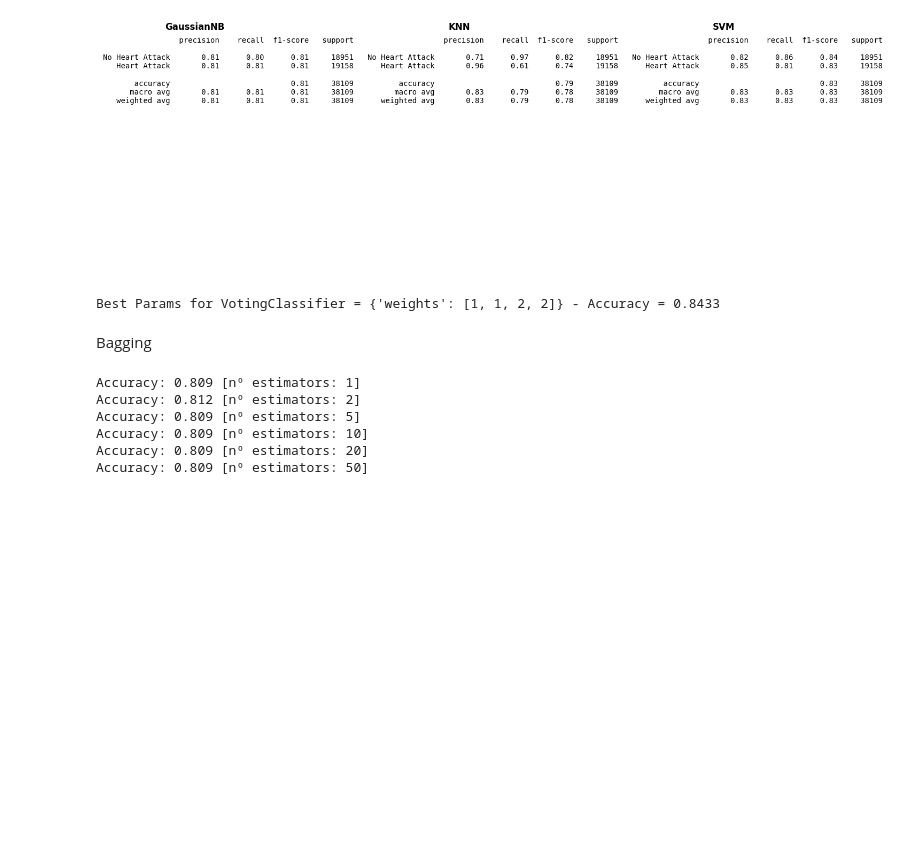
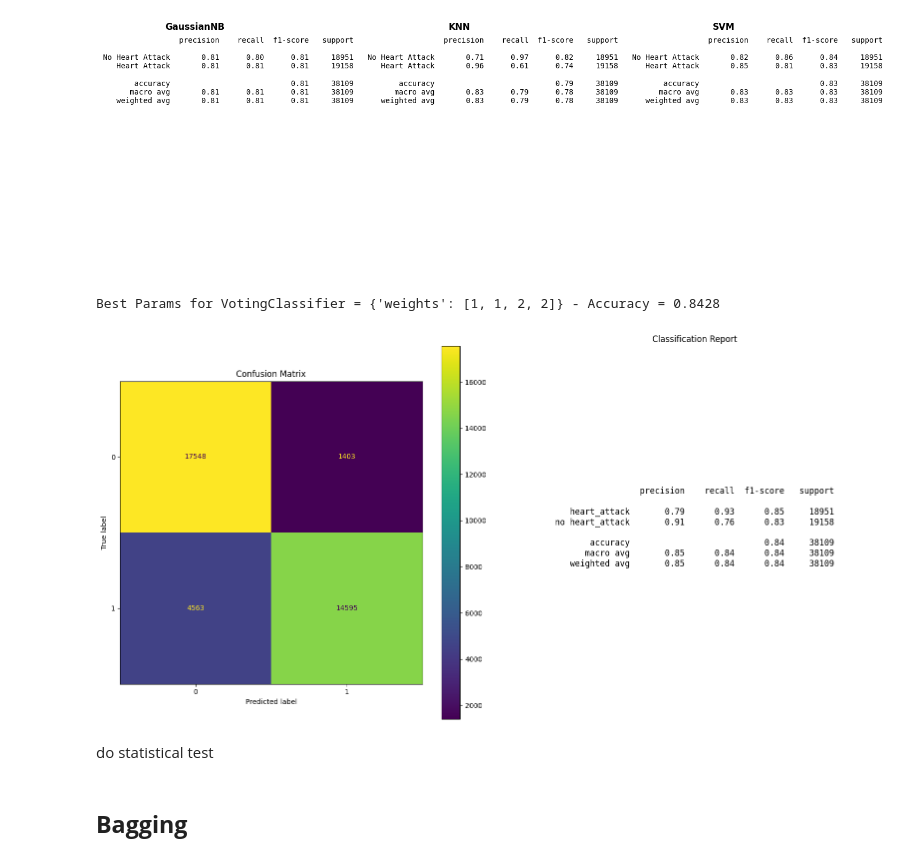
Before and after one commit to alexlafuente/heart_attack_prediction_md, a Jupyter notebook: meta_learning.ipynb, the cells around one changed output. Cells and saved outputs as stored; diff of their text form; code cells hidden in the pictures; blank space fills up the shorter version.

```diff
--- a/meta_learning.ipynb
+++ b/meta_learning.ipynb
@@ -39,10 +43,0 @@ df.head()
-# %%
-## predicting if they will had a heart attack based on there health
-
-url = "./data_balanced_normalized.csv"
-df = pd.read_csv(url)
-X = df.loc[:, df.columns != 'heart_attack']
-y = df['heart_attack'] #separer les variables, s'ils ont eu une crise cardiaque ou non
-classes = y.unique()
-(X_train, X_test, y_train, y_test) = cv.train_test_split(X, y, test_size = .3, random_state = 50) #changer 42, voir si besoin stratify=y
-print(y.value_counts(normalize=True)) ## we see that the heart-attack class is balanced
@@ -160,8 +151,8 @@ plt.show()
 modelGaussianNB = GaussianNB()
 modelKNN = KNeighborsClassifier(metric='manhattan', n_neighbors=29, weights='distance')
 modelDT = DecisionTreeClassifier(criterion='entropy')
-##modelSVM = SVC(C=10, max_iter=10000, probability = True)
-modelSVM = LinearSVC(C=10, max_iter=10000) ##SVC roule pas, donc on ne peut pas faire soft voting
+modelSVM = SVC(C=10, max_iter=10000, probability = True) ##does not run
+##modelSVM = LinearSVC(C=10, max_iter=10000) ##SVC roule pas, donc on ne peut pas faire soft voting
 
 # Create VotingClassifier with these estimators
 metaVoting = VotingClassifier(
@@ -203,30 +194,34 @@ modelVoting.fit(X_train, y_train)
 
 print(f"Best Params for VotingClassifier = {modelVoting.best_params_} - Accuracy = {modelVoting.best_score_:.4f}")
 # %% [output]
-Best Params for VotingClassifier = {'weights': [1, 1, 2, 2]} - Accuracy = 0.8433
+Best Params for VotingClassifier = {'weights': [1, 1, 2, 2]} - Accuracy = 0.8428
+# %%
+## je ne sais pas si c'est pertinent pour moi
+from sklearn.metrics import ConfusionMatrixDisplay
+
+
+report = classification_report(
+    y_test,
+    modelVoting.best_estimator_.predict(X_test),
+    target_names=['heart_attack', 'no heart_attack']
+)
+fig, axes = plt.subplots(1, 2, figsize=(16, 8))
+ConfusionMatrixDisplay.from_estimator(
+    modelVoting.best_estimator_,
+    X_test,
+    y_test,
+    display_labels=['0', '1'], ## voir si je dois mettre heart_attack ou 1
+    ax=axes[0]
+)
+axes[0].set_title('Confusion Matrix')
+axes[1].axis('off')
+axes[1].text(0.5, 0.5, report, fontsize=12, ha='center', va='center', family='monospace')
+axes[1].set_title('Classification Report')
+plt.tight_layout()
+plt.show()
+# %% [output]
+[figure, added]
+# %% [markdown]
+do statistical test
 # %% [markdown]
-Bagging
+## **Bagging**
-# %%
-## je l'ai rendu plus rapide, mais je pense que les données sont erronées
-lb = []
-for nest in [1, 2, 5, 10, 20, 50]:
-    scores = cross_val_score(
-        BaggingClassifier(
-            estimator=DecisionTreeClassifier(max_depth=5),
-            n_estimators=nest
-        ),
-        X,
-        y,
-        cv=5,          # fewer folds for speed
-        scoring="accuracy",
-        n_jobs=-1      # parallelize CV
-    )
-    print(f"Accuracy: {scores.mean():.3f} [nº estimators: {nest}]")
-    lb.append(scores.mean())
-# %% [output]
-Accuracy: 0.809 [nº estimators: 1]
-Accuracy: 0.812 [nº estimators: 2]
-Accuracy: 0.809 [nº estimators: 5]
-Accuracy: 0.809 [nº estimators: 10]
-Accuracy: 0.809 [nº estimators: 20]
-Accuracy: 0.809 [nº estimators: 50]
```
Also changed, not shown: parts of 27 cells of this notebook.
